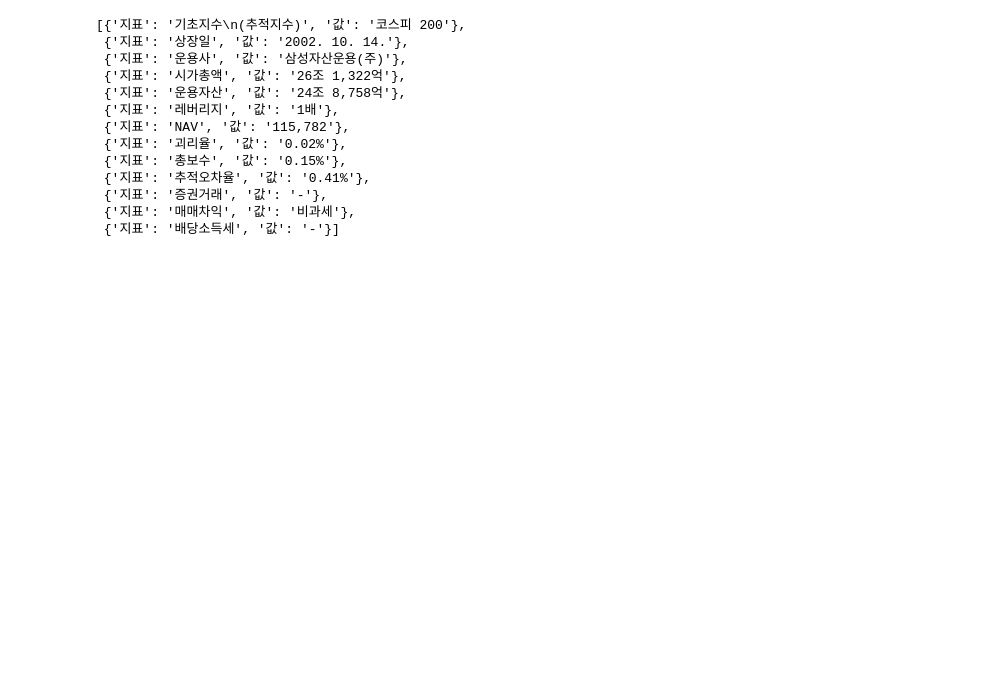
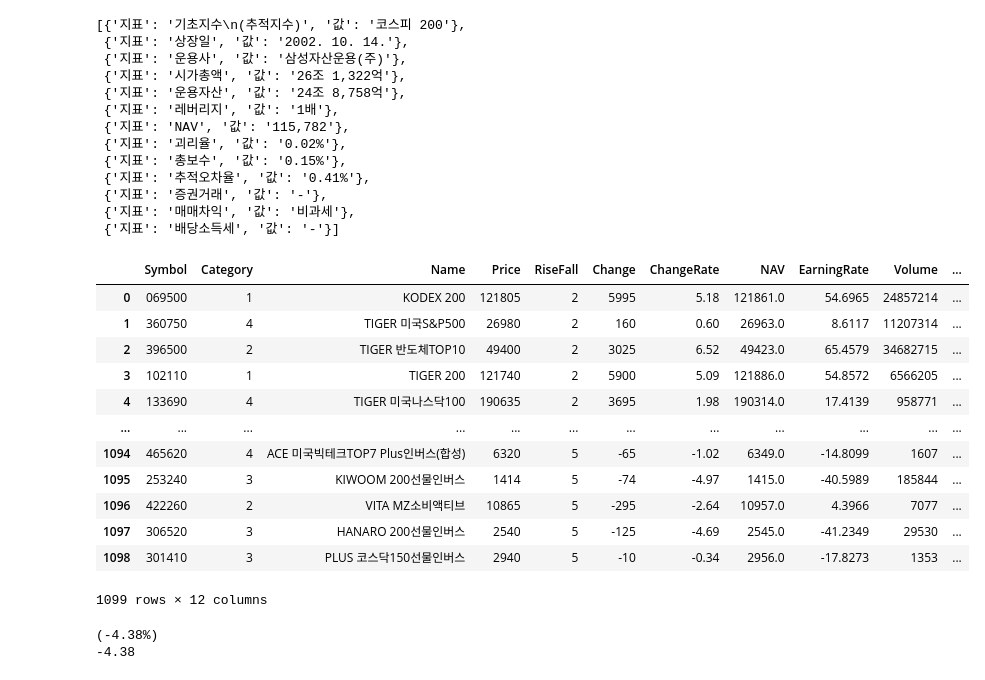
Before and after one commit to nathan-ghk/fin-kg, a Jupyter notebook: test_scapy.ipynb, the cells around one changed output. Saved outputs shown, nothing was run; the diff lists cells and outputs as text; code cells hidden in the pictures; blank space fills up the shorter version.

```diff
--- a/test_scapy.ipynb
+++ b/test_scapy.ipynb
@@ -135,3 +265,31 @@ results
  {'지표': '증권거래', '값': '-'},
  {'지표': '매매차익', '값': '비과세'},
  {'지표': '배당소득세', '값': '-'}]
+# %%
+from cellect_etf import masterETF
+symbols = masterETF()
+# %%
+symbols.df_etf
+# %% [output]
+|  | Symbol | Category | Name | Price | RiseFall | Change | ChangeRate | NAV | EarningRate | Volume | ... |
+| 0 | 069500 | 1 | KODEX 200 | 121805 | 2 | 5995 | 5.18 | 121861.0 | 54.6965 | 24857214 | ... |
+| 1 | 360750 | 4 | TIGER 미국S&P500 | 26980 | 2 | 160 | 0.60 | 26963.0 | 8.6117 | 11207314 | ... |
+| 2 | 396500 | 2 | TIGER 반도체TOP10 | 49400 | 2 | 3025 | 6.52 | 49423.0 | 65.4579 | 34682715 | ... |
+| 3 | 102110 | 1 | TIGER 200 | 121740 | 2 | 5900 | 5.09 | 121886.0 | 54.8572 | 6566205 | ... |
+| 4 | 133690 | 4 | TIGER 미국나스닥100 | 190635 | 2 | 3695 | 1.98 | 190314.0 | 17.4139 | 958771 | ... |
+| ... | ... | ... | ... | ... | ... | ... | ... | ... | ... | ... | ... |
+| 1094 | 465620 | 4 | ACE 미국빅테크TOP7 Plus인버스(합성) | 6320 | 5 | -65 | -1.02 | 6349.0 | -14.8099 | 1607 | ... |
+| 1095 | 253240 | 3 | KIWOOM 200선물인버스 | 1414 | 5 | -74 | -4.97 | 1415.0 | -40.5989 | 185844 | ... |
+| 1096 | 422260 | 2 | VITA MZ소비액티브 | 10865 | 5 | -295 | -2.64 | 10957.0 | 4.3966 | 7077 | ... |
+| 1097 | 306520 | 3 | HANARO 200선물인버스 | 2540 | 5 | -125 | -4.69 | 2545.0 | -41.2349 | 29530 | ... |
+| 1098 | 301410 | 3 | PLUS 코스닥150선물인버스 | 2940 | 5 | -10 | -0.34 | 2956.0 | -17.8273 | 1353 | ... |
+1099 rows × 12 columns
+# %%
+text = '하락 12,500 (-4.38%)'
+parts= text.split()
+print(parts[2])
+number = float(parts[2].replace("%", "").replace(")", "").replace("(", "").replace(",", "").strip())  # 1.35
+print(number)
+# %% [output]
+(-4.38%)
+-4.38
```
Also changed, not shown: parts of 15 cells of this notebook, 15 other files.
